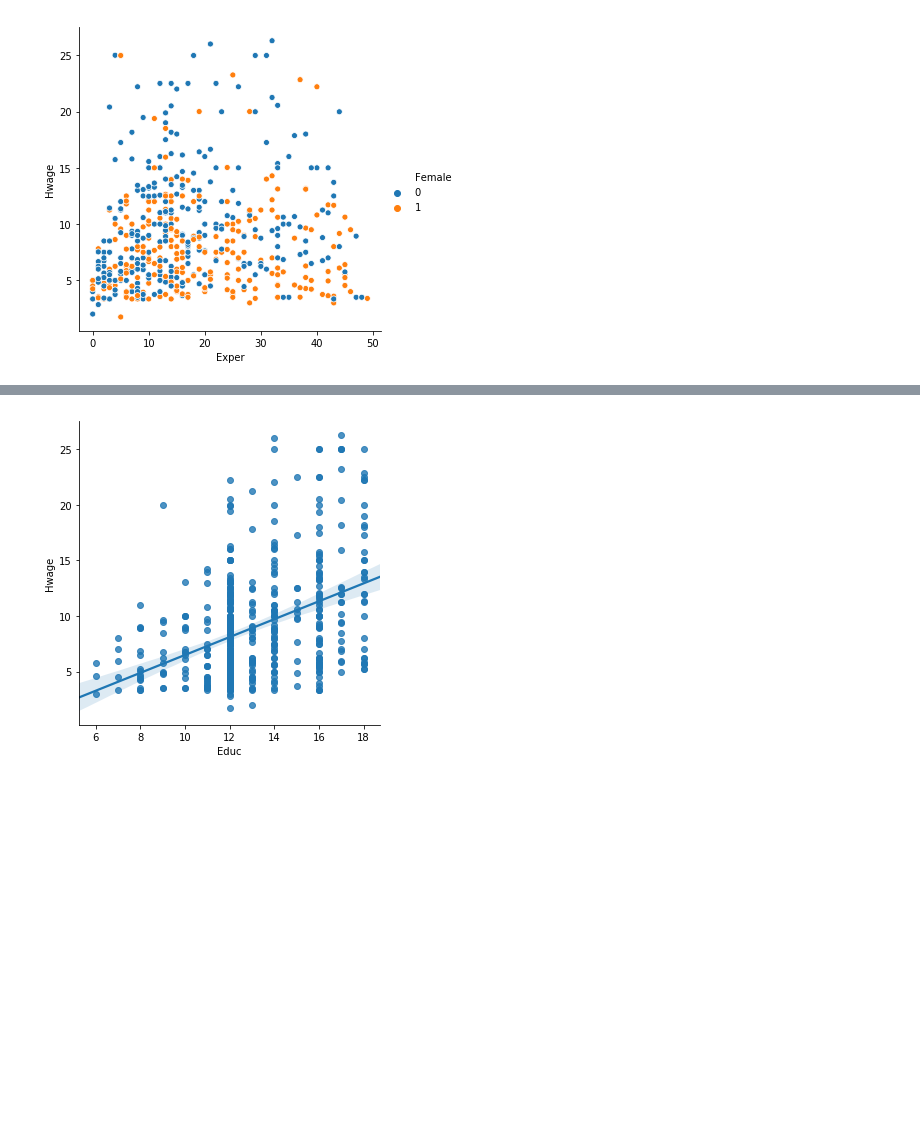
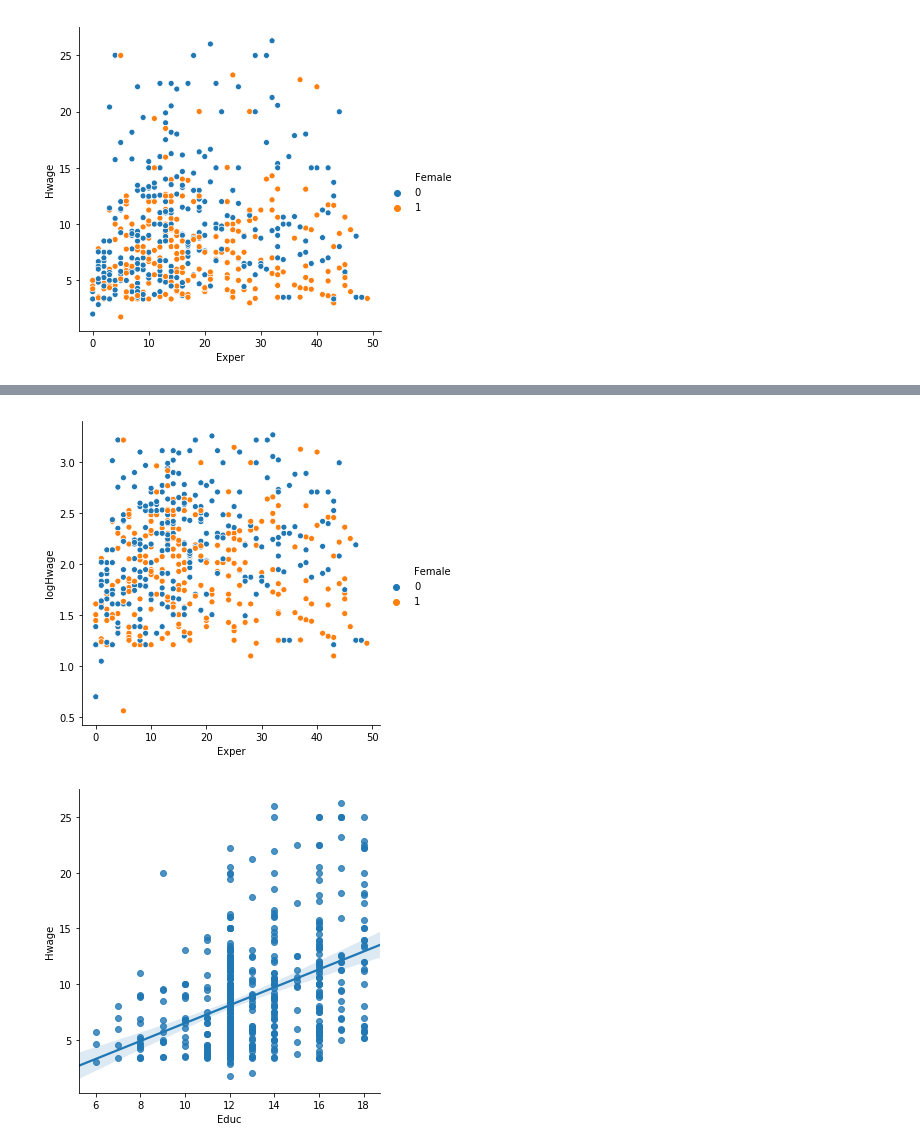
Before and after one commit to Captmoonshot/Hwage_article, a Jupyter notebook: Hwage.ipynb, the cells around one changed output, grey strips where cells are left out. Saved outputs shown, nothing was run; the diff lists cells and outputs as text; code cells hidden in the pictures; blank space fills up the shorter version.

```diff
--- a/Hwage.ipynb
+++ b/Hwage.ipynb
@@ -239,3 +253,9 @@ sns.relplot(x="Exper", y="Hwage", hue='Female', data=wages);
+# %%
+sns.relplot(x="Exper", y="logHwage", hue='Female', data=wages);
+
+# There seems to be no discernible "linear" relationship between wages and experience
+# %% [output]
+[figure, added]
 # %%
 sns.lmplot('Educ', 'Hwage', data=wages);
 # %% [output]
```
Also changed, not shown: parts of 18 cells of this notebook.
